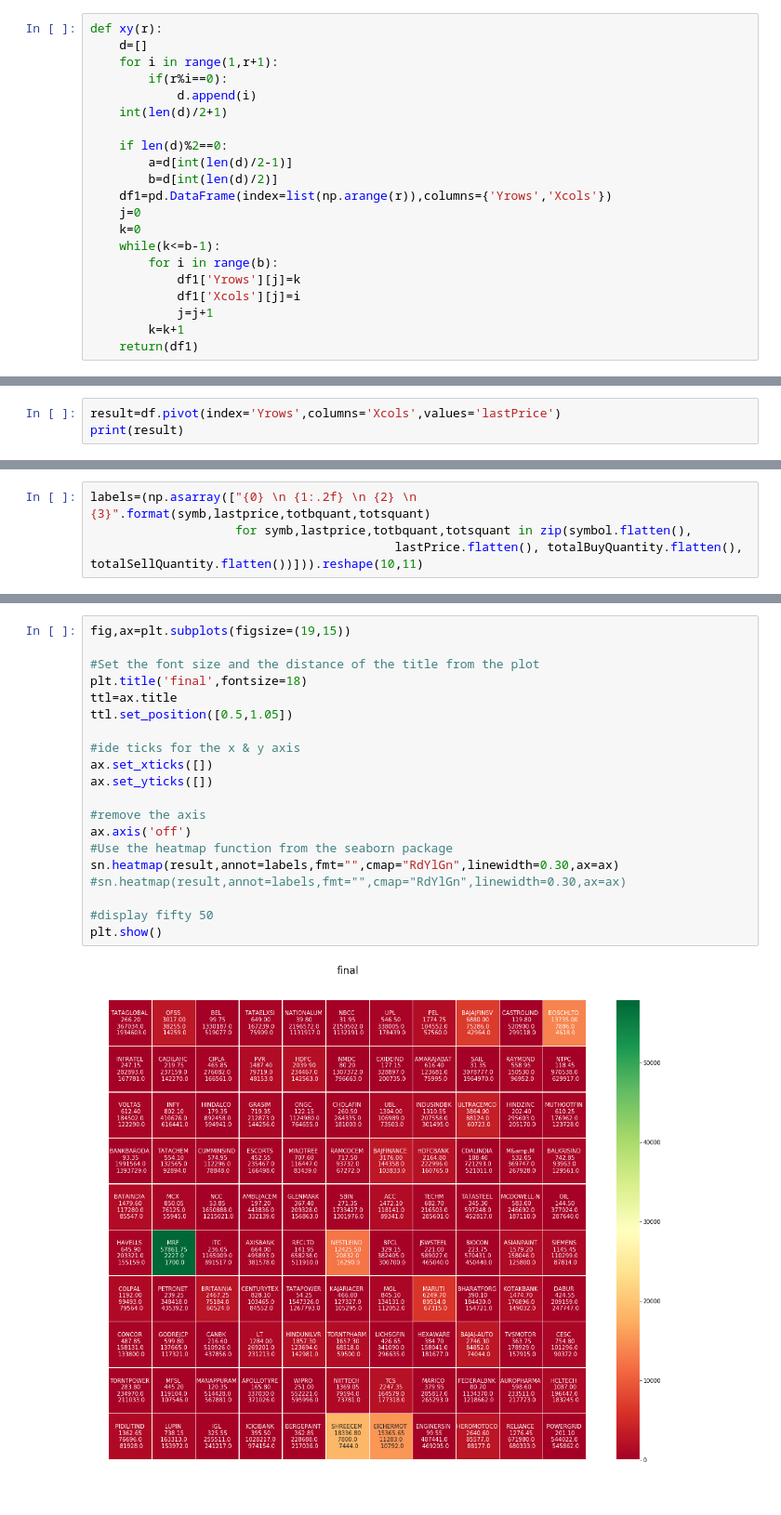
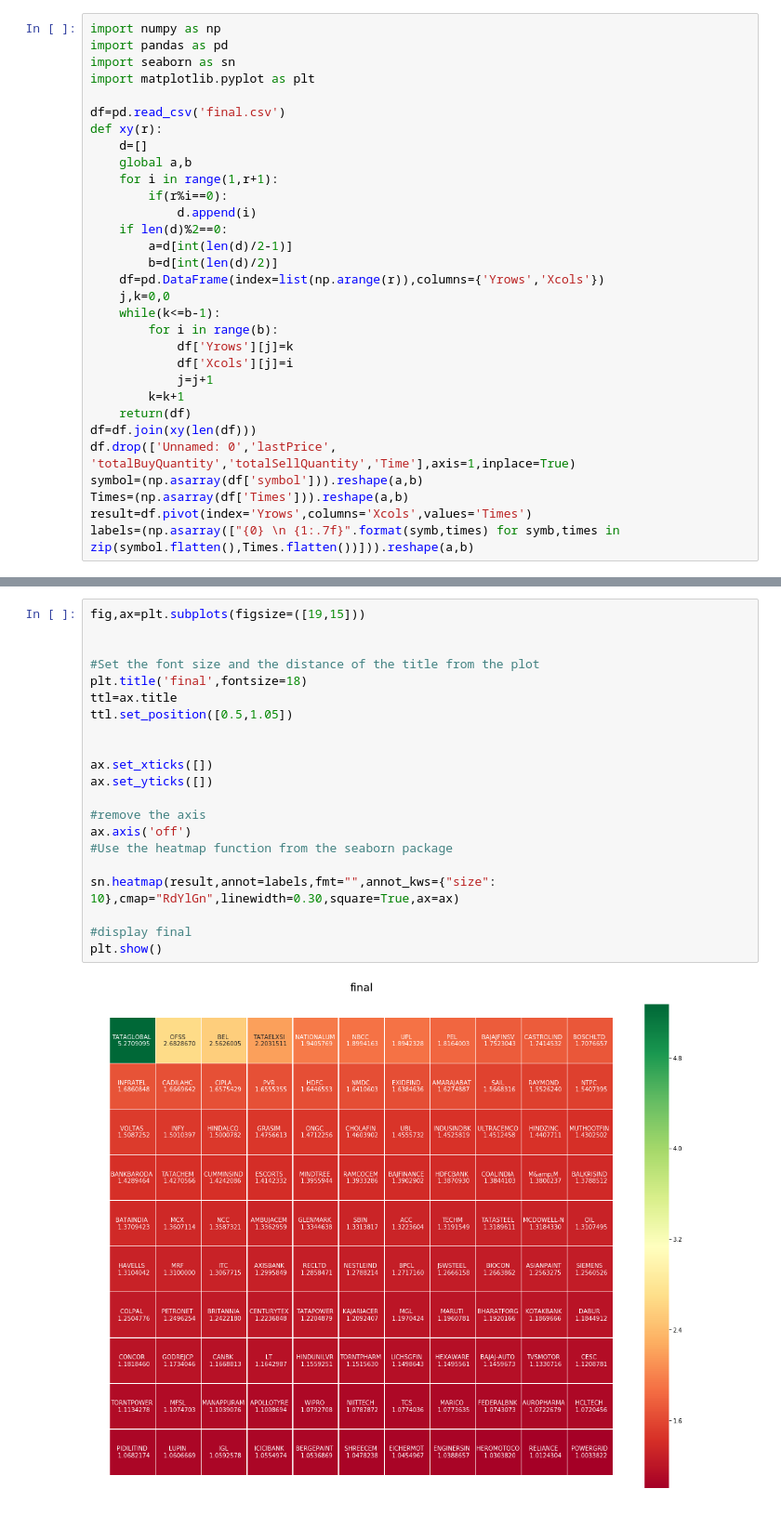
Before and after one commit to anilkumar4274/artificial7intelligence, a Jupyter notebook: gopi/Task Final.ipynb, the cells around one changed output, grey strips where cells are left out. Shown at 93% size. Drawn from its saved outputs; the diff is of its cells as text.

Commit message:
seaborn task

```diff
--- a/gopi/Task Final.ipynb
+++ b/gopi/Task Final.ipynb
@@ -25,21 +1,31 @@ df.head()
 # %%
+import numpy as np
+import pandas as pd
+import seaborn as sn
+import matplotlib.pyplot as plt
+
+df=pd.read_csv('final.csv')
 def xy(r):
     d=[]
+    global a,b
     for i in range(1,r+1):
         if(r%i==0):
             d.append(i)
-    int(len(d)/2+1)
-
     if len(d)%2==0:
         a=d[int(len(d)/2-1)]
         b=d[int(len(d)/2)]
-    df1=pd.DataFrame(index=list(np.arange(r)),columns={'Yrows','Xcols'})
-    j=0
-    k=0
+    df=pd.DataFrame(index=list(np.arange(r)),columns={'Yrows','Xcols'})
+    j,k=0,0
     while(k<=b-1):
         for i in range(b):
-            df1['Yrows'][j]=k
-            df1['Xcols'][j]=i
+            df['Yrows'][j]=k
+            df['Xcols'][j]=i
             j=j+1
         k=k+1
-    return(df1)
+    return(df)
+df=df.join(xy(len(df)))
+df.drop(['Unnamed: 0','lastPrice', 'totalBuyQuantity','totalSellQuantity','Time'],axis=1,inplace=True)
+symbol=(np.asarray(df['symbol'])).reshape(a,b)
+Times=(np.asarray(df['Times'])).reshape(a,b)
+result=df.pivot(index='Yrows',columns='Xcols',values='Times')
+labels=(np.asarray(["{0} \n {1:.7f}".format(symb,times) for symb,times in zip(symbol.flatten(),Times.flatten())])).reshape(a,b)
@@ -129,3 +31,0 @@ symbol=
-# %%
-result=df.pivot(index='Yrows',columns='Xcols',values='lastPrice')
-print(result)
@@ -150,4 +31,0 @@ Yrows
-# %%
-labels=(np.asarray(["{0} \n {1:.2f} \n {2} \n {3}".format(symb,lastprice,totbquant,totsquant)
-                    for symb,lastprice,totbquant,totsquant in zip(symbol.flatten(),
-                                          lastPrice.flatten(), totalBuyQuantity.flatten(), totalSellQuantity.flatten())])).reshape(10,11)
@@ -174,22 +32,23 @@ array([['TATAGLOBAL \n 266.20 \n 367034.0 \n 1934603.0',
 # %%
-fig,ax=plt.subplots(figsize=(19,15))
+fig,ax=plt.subplots(figsize=([19,15]))
+
 
 #Set the font size and the distance of the title from the plot
 plt.title('final',fontsize=18)
 ttl=ax.title
 ttl.set_position([0.5,1.05])
 
-#ide ticks for the x & y axis
+
 ax.set_xticks([])
 ax.set_yticks([])
 
 #remove the axis
 ax.axis('off')
 #Use the heatmap function from the seaborn package
-sn.heatmap(result,annot=labels,fmt="",cmap="RdYlGn",linewidth=0.30,ax=ax)
-#sn.heatmap(result,annot=labels,fmt="",cmap="RdYlGn",linewidth=0.30,ax=ax)
 
-#display fifty 50
+sn.heatmap(result,annot=labels,fmt="",annot_kws={"size": 10},cmap="RdYlGn",linewidth=0.30,square=True,ax=ax)
+
+#display final
 plt.show()
 # %% [output]
-[figure, old version]
+[figure, new version]
```
Also changed, not shown: parts of 16 cells of this notebook.
